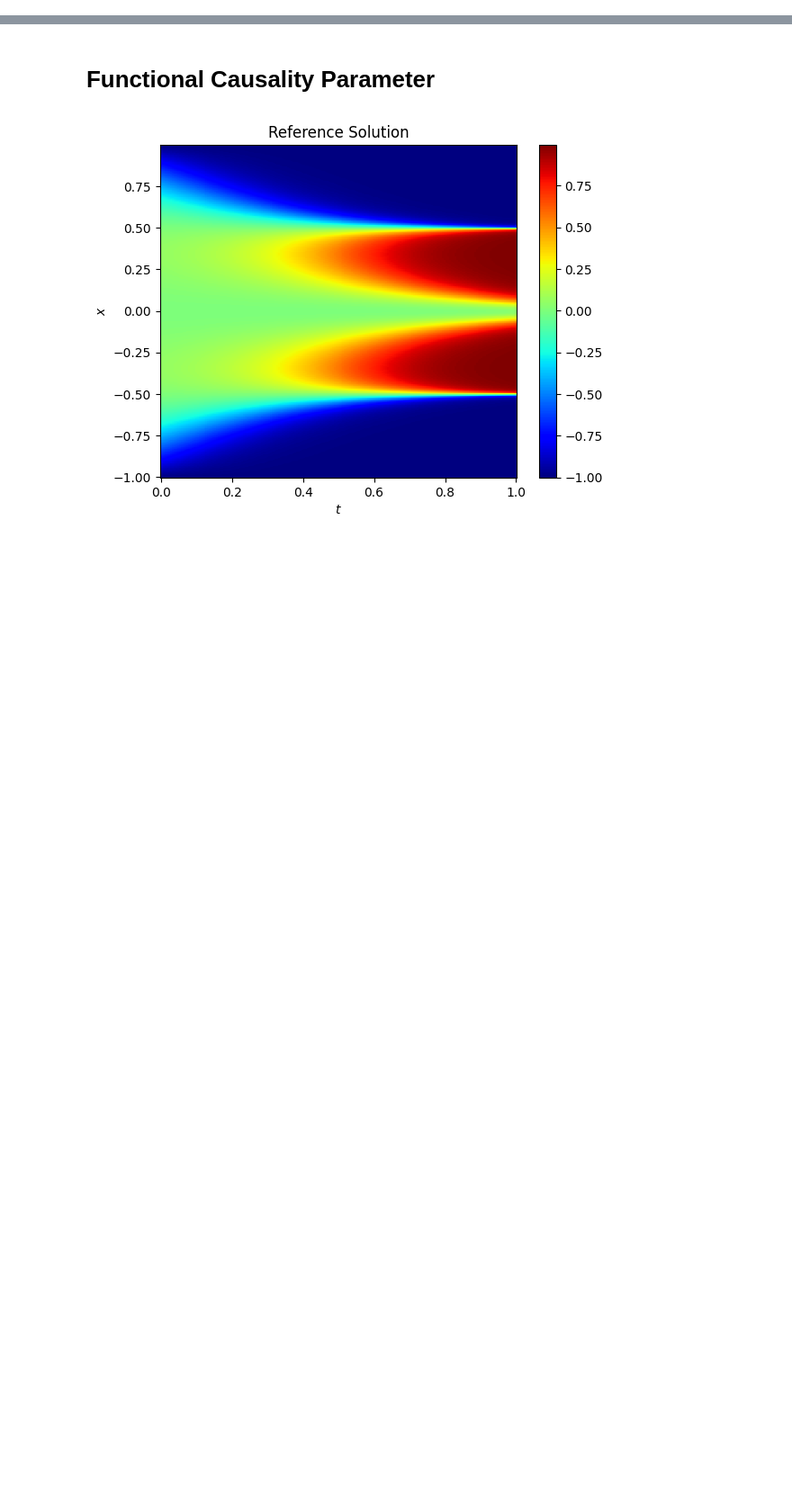
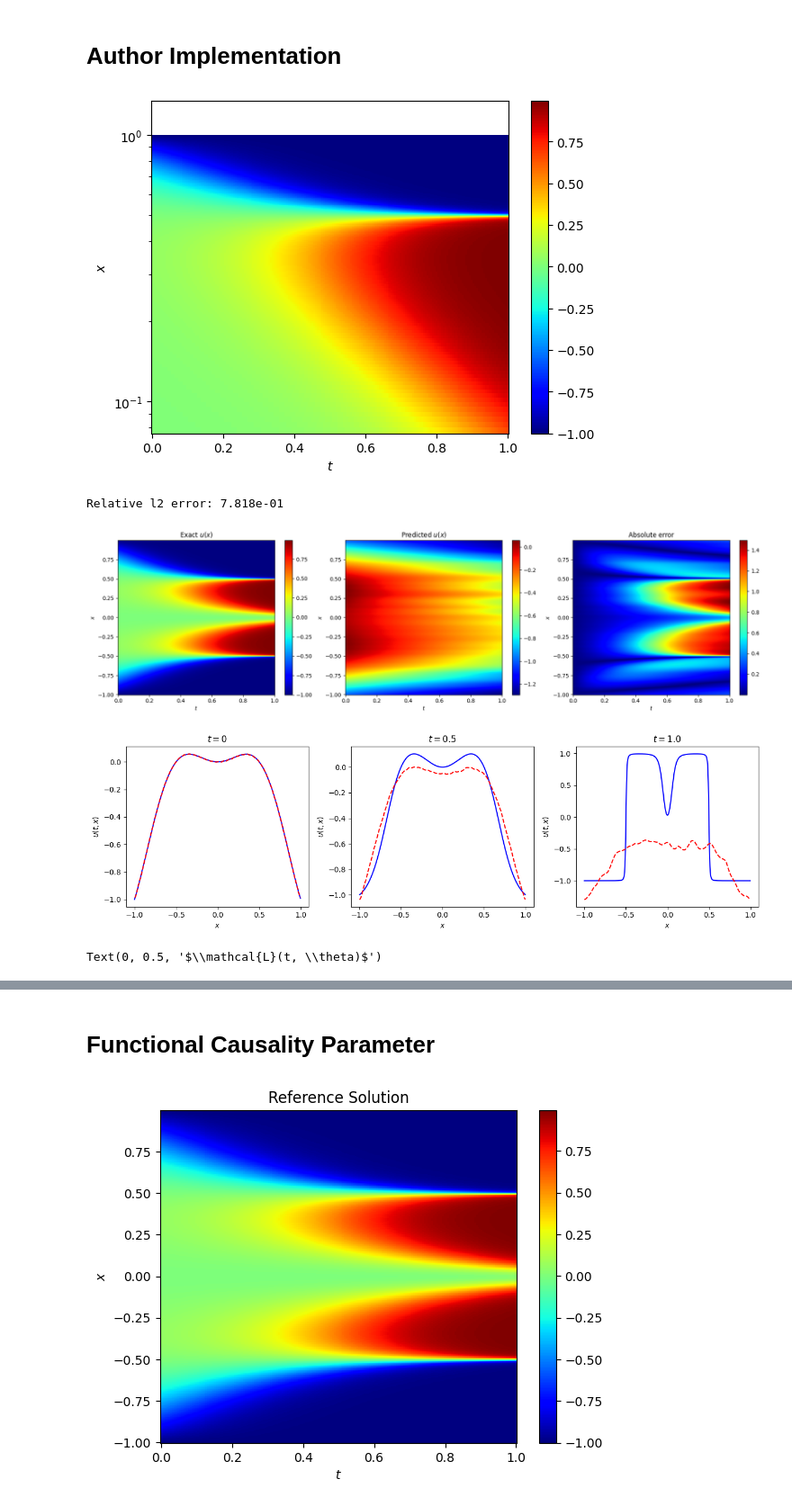
Before and after one commit to NeuralNut/pgdl, a Jupyter notebook: allen-cahn/AC.ipynb, the cells around one changed output, grey strips where cells are left out. Shown at 90% size. Saved outputs shown, nothing was run; the diff lists cells and outputs as text; code cells hidden in the pictures; blank space fills up the shorter version.

```diff
--- a/allen-cahn/AC.ipynb
+++ b/allen-cahn/AC.ipynb
@@ -1,3 +1,5 @@
+# %% [markdown]
+# Author Implementation
 # %%
 import numpy as onp
 import jax.numpy as np
@@ -57,7 +59,7 @@ class PINN:
         # collocation points
         self.t0 = t0
         self.t1 = t1
-        self.t_r   = np.linspace(self.t0, self.t1, n_t)
+        self.t_r = np.linspace(self.t0, self.t1, n_t)
         self.x_r = np.linspace(-1, 1, n_x)
 
         # For computing the temporal weights
@@ -207,11 +209,12 @@ state0 = usol[:, 0:1]
 model = PINN(key, layers, M, state0, t0, t1, n_t, n_x, tol)
 
 # Train
-model.train(nIter=30000)
+model.train(nIter=300)
 
 plt.plot(model.loss_ics_log)
 plt.plot(model.loss_res_log)
 plt.yscale('log')
+plt.show()
 
 # Get trained network parameters
 params = model.get_params(model.opt_state)
@@ -254,30 +257,36 @@ plt.ylabel('$u(t, x)$')
 plt.title('$t = 0$')
 plt.tight_layout()
 
 plt.subplot(1, 3, 2)
 plt.plot(x_star, usol[:,25], color='blue')
 plt.plot(x_star, u_pred[:,25], '--', color='red')
 plt.xlabel('$x$')
 plt.ylabel('$u(t, x)$')
 plt.title('$t = 0.5$')
 plt.tight_layout()
 
 plt.subplot(1, 3, 3)
 plt.plot(x_star, usol[:,-1], color='blue')
 plt.plot(x_star, u_pred[:,-1], '--', color='red')
 plt.xlabel('$x$')
 plt.ylabel('$u(t, x)$')
 plt.title('$t = 1.0$')
 plt.tight_layout()
 plt.show()
 
 L_t, W = model.residuals_and_weights(params, model.tol)
 fig = plt.figure(figsize=(6, 5))
 plt.plot(model.t_r, W)
 plt.xlabel('$t$')
 plt.ylabel('$w(t)$')
 
 fig = plt.figure(figsize=(6, 5))
 plt.plot(model.t_r, L_t)
 plt.xlabel('$t$')
 plt.ylabel('$\mathcal{L}(t, \\theta)$')
+# %% [output]
+[figure, added]
+Relative l2 error: 7.818e-01
+[figure, added]
+[figure, added]
+Text(0, 0.5, '$\\mathcal{L}(t, \\theta)$')
```
Also changed, not shown: parts of 10 cells of this notebook, 19 other files.
